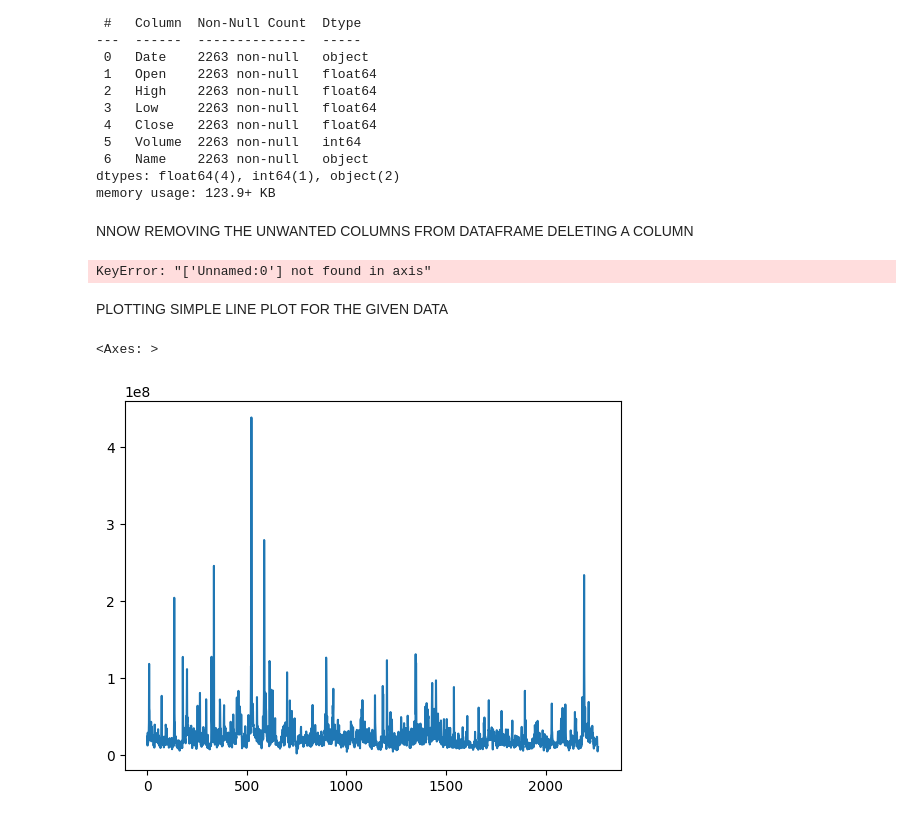
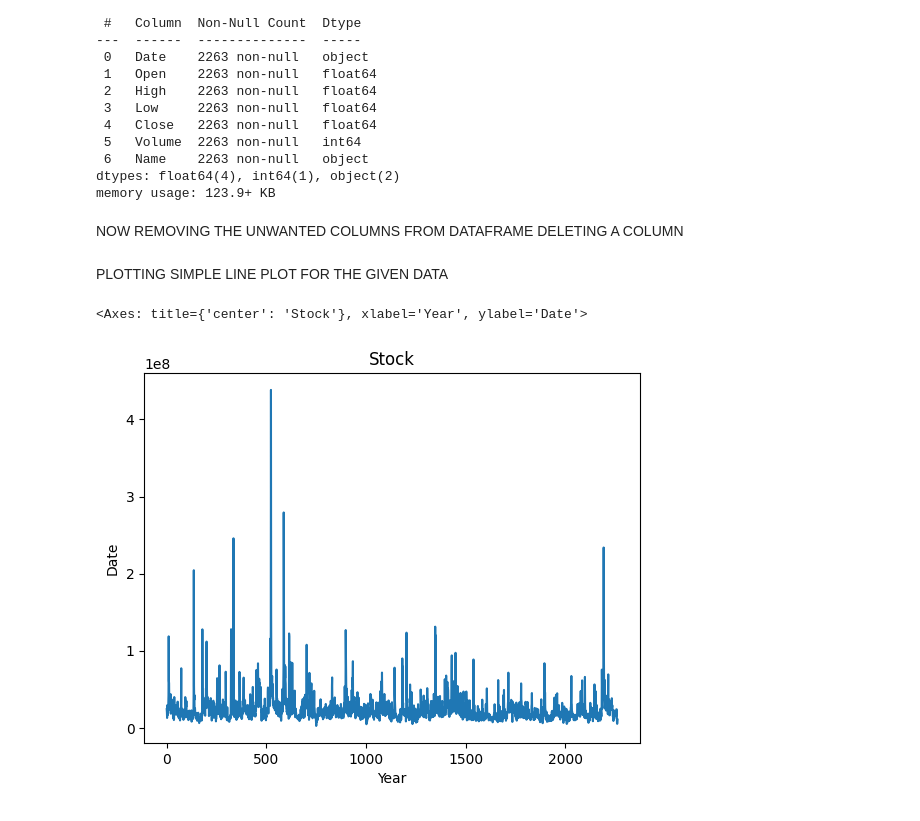
Before and after one commit to Sath2003/DAV, a Jupyter notebook: LABSHEET - 9.ipynb, the cells around one changed output. Saved outputs shown, nothing was run; the diff lists cells and outputs as text; code cells hidden in the pictures.

```diff
--- a/LABSHEET - 9.ipynb
+++ b/LABSHEET - 9.ipynb
@@ -106,15 +106,13 @@ Data columns (total 7 columns):
 dtypes: float64(4), int64(1), object(2)
 memory usage: 123.9+ KB
 # %% [markdown]
-NNOW REMOVING THE UNWANTED COLUMNS FROM DATAFRAME DELETING A COLUMN
+NOW REMOVING THE UNWANTED COLUMNS FROM DATAFRAME DELETING A COLUMN
 # %%
-df.drop(columns='Unnamed:0')
+#df.drop(columns='Unnamed:0')
-# %% [output]
-KeyError: "['Unnamed:0'] not found in axis"
 # %% [markdown]
 PLOTTING SIMPLE LINE PLOT FOR THE GIVEN DATA
 # %%
-df['Volume'].plot()
+df['Volume'].plot(xlabel="Year",ylabel="Date",title="Stock")
 # %% [output]
-<Axes: >
+<Axes: title={'center': 'Stock'}, xlabel='Year', ylabel='Date'>
-[figure, old version]
+[figure, new version]
```
Also changed, not shown: parts of 4 cells of this notebook.
